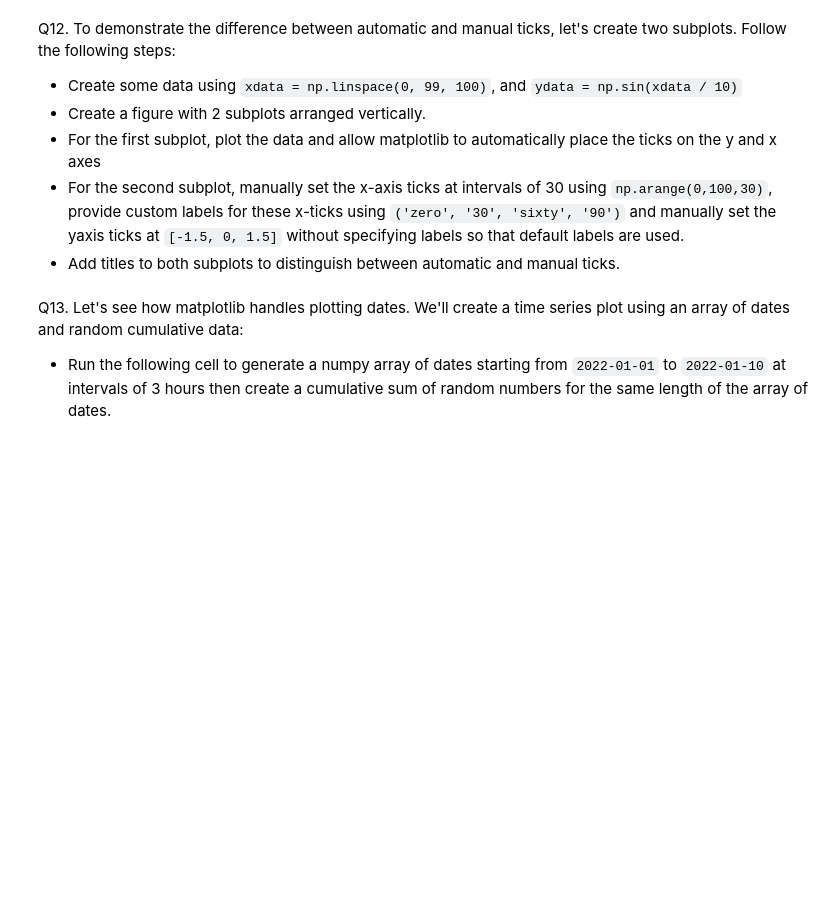
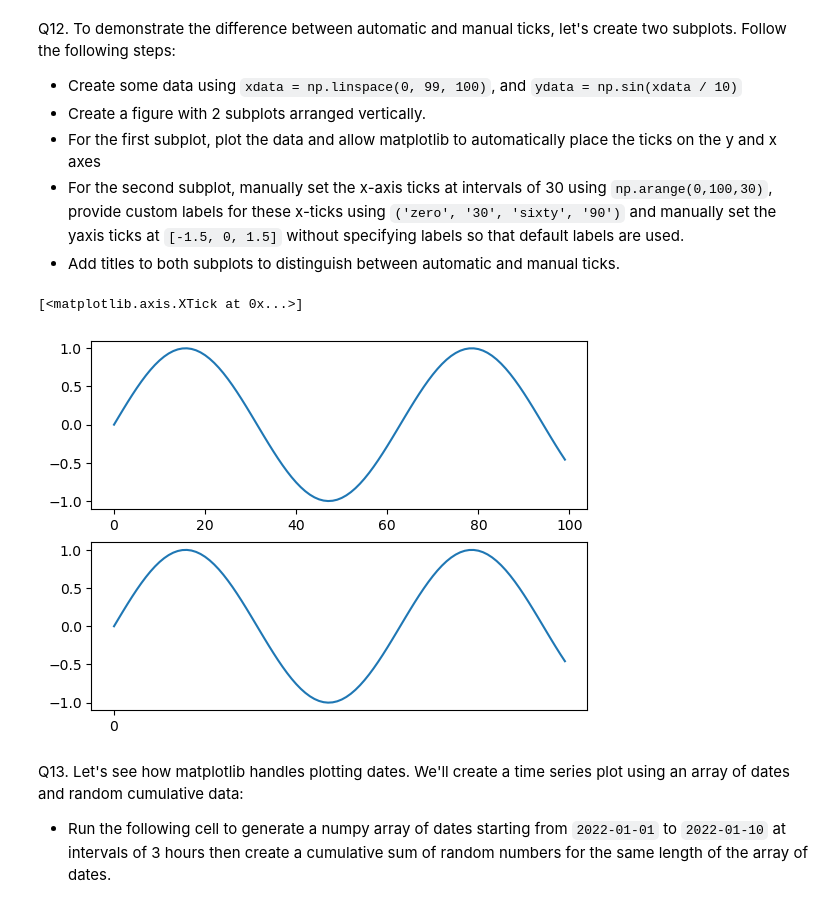
Before and after one commit to steven-h-22/my-isc-work, a Jupyter notebook: python-data/exercises/ex05_matplotlib.ipynb, the cells around one changed output. Cells and saved outputs as stored; diff of their text form; code cells hidden in the pictures; blank space fills up the shorter version.

```diff
--- a/python-data/exercises/ex05_matplotlib.ipynb
+++ b/python-data/exercises/ex05_matplotlib.ipynb
@@ -177,6 +205,18 @@ Q12. To demonstrate the difference between automatic and manual ticks, let's cre
 - For the first subplot, plot the data and allow matplotlib to automatically place the ticks on the y and x axes
 - For the second subplot, manually set the x-axis ticks at intervals of 30 using `np.arange(0,100,30)`, provide custom labels for these x-ticks using `('zero', '30', 'sixty', '90')` and manually set the yaxis ticks at `[-1.5, 0, 1.5]` without specifying labels so that default labels are used.
 - Add titles to both subplots to distinguish between automatic and manual ticks.
+# %%
+xdata = np.linspace(0, 99, 100)
+ydata = np.sin(xdata / 10)
+
+fig, ax = plt.subplots(2,1)
+ax[0].plot(xdata,ydata)
+ax[1].plot(xdata,ydata)
+ax[1].set_xticks(np.arange(0, 10, 30))
+ax[1].set_xlabels
+# %% [output]
+[<matplotlib.axis.XTick at 0x...>]
+[figure, added]
 # %% [markdown]
 Q13. Let's see how matplotlib handles plotting dates. We'll create a time series plot using an array of dates and random cumulative data:
 - Run the following cell to generate a numpy array of dates starting from `2022-01-01` to `2022-01-10` at intervals of 3 hours then create a cumulative sum of random numbers for the same length of the array of dates.
```
Also changed, not shown: parts of 5 cells of this notebook, 1 other file.
